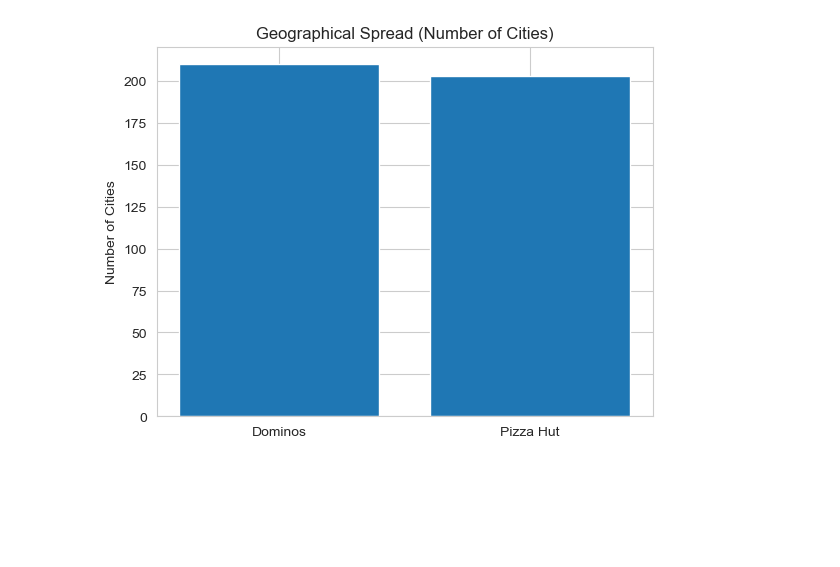
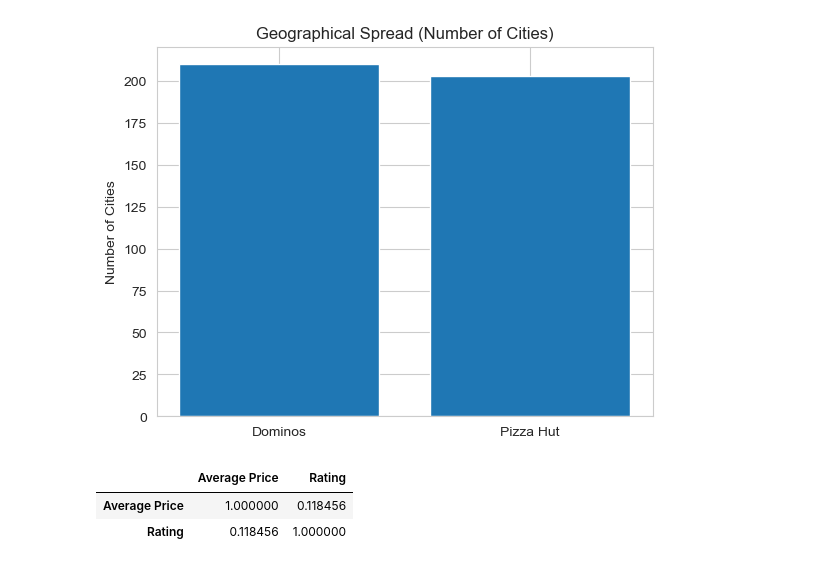
Before and after one commit to Ragya-20/dominos-market-analysis, a Jupyter notebook: notebook/dominos-analysis.ipynb, the cells around one changed output. Drawn from its saved outputs; the diff is of its cells as text; code cells hidden in the pictures; blank space fills up the shorter version.

```diff
--- a/notebook/dominos-analysis.ipynb
+++ b/notebook/dominos-analysis.ipynb
@@ -7,7 +7,7 @@ import seaborn as sns
 # optional styling
 sns.set_style("whitegrid")
 # %%
-df=pd.read_csv("swiggy_file.csv")
+df=pd.read_csv("../data/swiggy_file.csv")
 df.head()
 # %% [output]
 |  | Restaurant Name | Cuisine | Rating | Number of Ratings | Average Price | Number of Offers | Offer Name | ... |
@@ -283,3 +283,9 @@ df.to_csv("cleaned_zomato_data.csv", index=False)
 df.to_csv("cleaned_swiggy_data.csv", index=False)
 # %%
 pizza_df.to_csv("pizza_data.csv", index=False)
+# %%
+pizza_df[['Average Price', 'Rating']].corr()
+# %% [output]
+|  | Average Price | Rating |
+| Average Price | 1.000000 | 0.118456 |
+| Rating | 0.118456 | 1.000000 |
```
Also changed, not shown: parts of 6 cells of this notebook.
